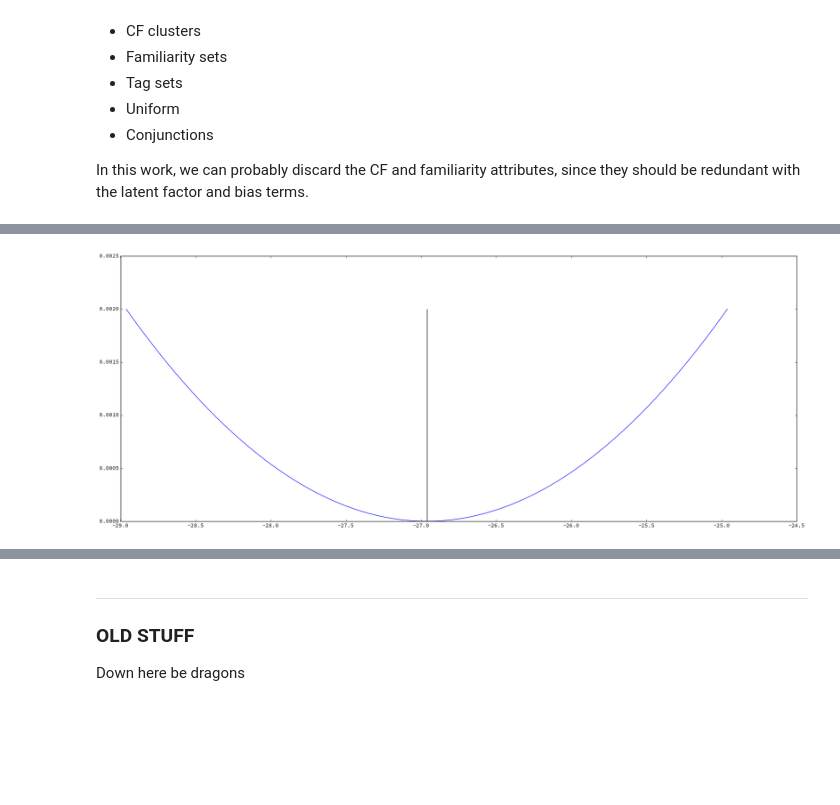
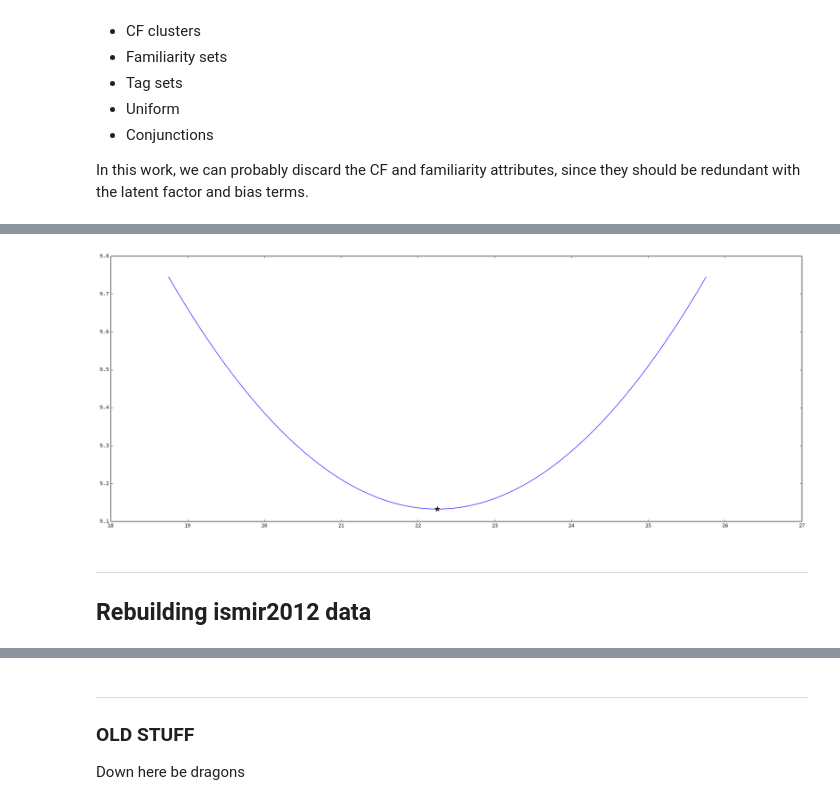
Before and after one commit to bmcfee/playlist_recommender, a Jupyter notebook: notes/Playlist recommender.ipynb, the cells around one changed output, grey strips where cells are left out. Cells and saved outputs as stored; diff of their text form; code cells hidden in the pictures; blank space fills up the shorter version.

```diff
--- a/notes/Playlist recommender.ipynb
+++ b/notes/Playlist recommender.ipynb
@@ -241,22 +244,22 @@ import scipy.optimize
 import matplotlib.pyplot as plt
 %matplotlib inline
 # %%
-d = 128
-n = int(1e2)
+d = 64
+n = int(5e2)
 
-b = np.random.randn(n)
-y = np.sign(np.random.randn(len(b)))
-om = np.abs(np.random.randn(len(b))) / 4
+b = np.random.randn(n).astype(np.float32)
+y = np.sign(np.random.randn(len(b))).astype(np.float32)
+om = np.abs(np.random.randn(len(b))).astype(np.float32) / 4
 
 om[y==1] = 1
 
 beta = np.random.randn(len(b))
-beta = np.abs(beta) * beta * 4
+beta = (np.abs(beta) * beta * 4).astype(np.float32)
 
-u = np.random.randn(d)
-v = np.random.randn(d, len(b))
+u = np.random.randn(d).astype(np.float32)
+v = np.random.randn(d, len(b)).astype(np.float32)
 
-rho = 1e-3
+rho = 1e-1
 # %%
 uv = u.dot(v)
 
@@ -301,4 +334,7 @@ xb, xv
+# %%
+b0= np.zeros_like(b)
 # %%
-%timeit xb, xvv, diagnostic = scipy.optimize.fmin_l_bfgs_b(bias_obj_batch, np.zeros_like(b))
-xb, xvv, diagnostic = scipy.optimize.fmin_l_bfgs_b(bias_obj_batch, np.zeros_like(b))
+%timeit xb, xvv, diagnostic = scipy.optimize.fmin_l_bfgs_b(bias_obj_batch, b0)
+xb, xvv, diagnostic = scipy.optimize.fmin_l_bfgs_b(bias_obj_batch, b0)
+print diagnostic
 # %% [output]
@@ -346,12 +350,16 @@ xb, xv
 # %%
-r = 3
+r = 27
 
-x = np.linspace(xb[r]-2, xb[r]+2, num=5000)
+x = np.linspace(xb[r]-3.5, xb[r]+3.5, num=500)
 
-plt.plot(x, [bias_obj(i)[0] for i in x])
-plt.vlines(xb[r:r+1], 0, max(bias_obj(x)[0]))
+plt.plot(x, bias_obj(x)[0])
+#plt.vlines(xb[r:r+1], 0, max(bias_obj(x)[0]))
+plt.scatter(xb[r:r+1], [bias_obj(xb[r:r+1])[0]], c='r', s=100, marker='*')
 #plt.scatter(beta[r], bias_obj(beta[r])[0])
 #plt.axis('tight')
 plt.tight_layout()
 # %% [output]
-[figure, old version]
+[figure, new version]
+# %% [markdown]
+---
+## Rebuilding ismir2012 data
```
Also changed, not shown: parts of 22 cells of this notebook, 1 other file.
